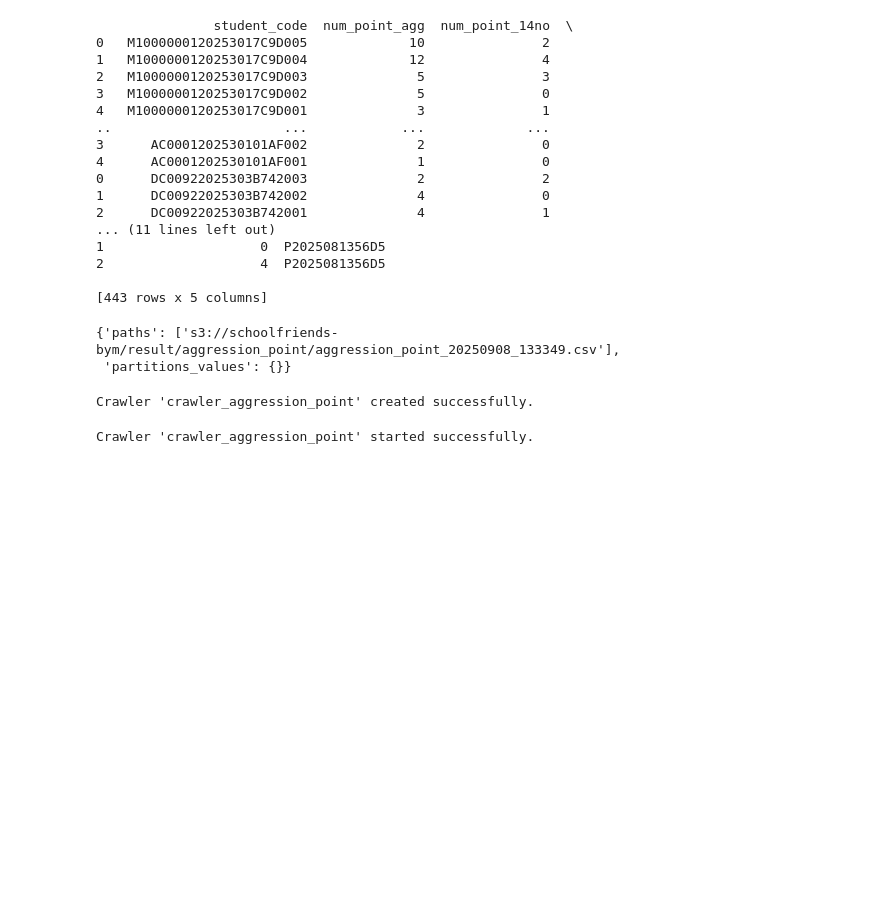
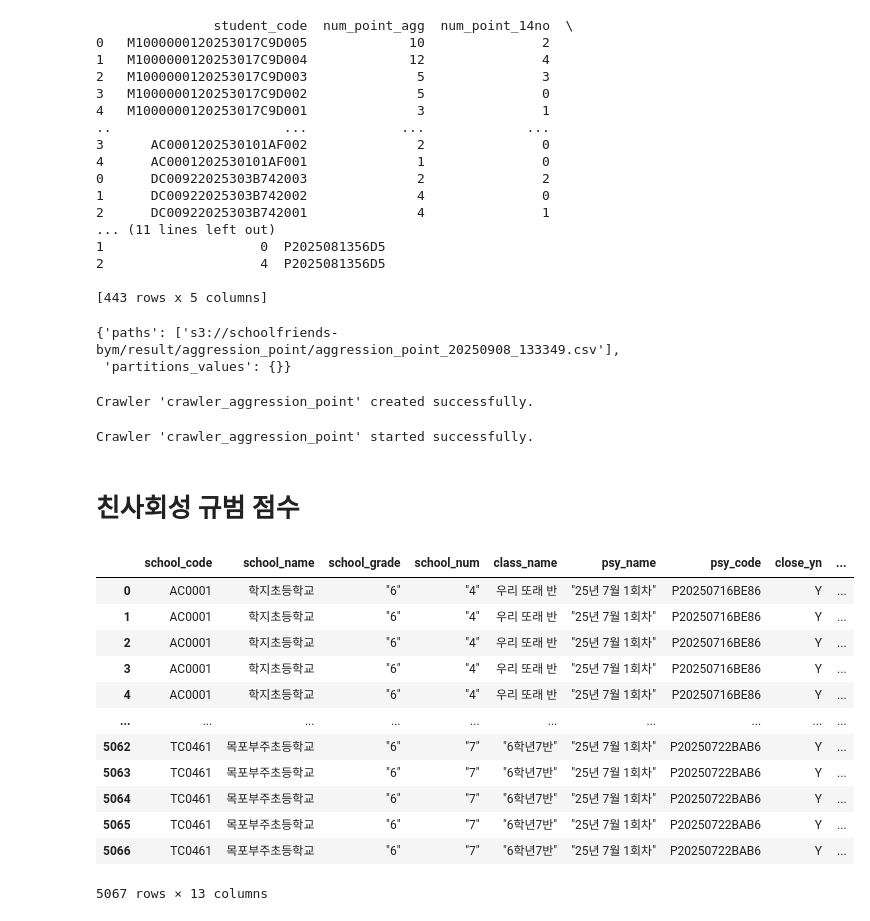
Before and after one commit to Byumin/aws_etl, a Jupyter notebook: schoolfriends/scoring_etl.ipynb, the cells around one changed output. Cells and saved outputs as stored; diff of their text form; code cells hidden in the pictures; blank space fills up the shorter version.

```diff
--- a/schoolfriends/scoring_etl.ipynb
+++ b/schoolfriends/scoring_etl.ipynb
@@ -447,3 +430,36 @@ response = glue.start_crawler(Name=crawler_name)
 print(f"Crawler '{crawler_name}' started successfully.")
 # %% [output]
 Crawler 'crawler_aggression_point' started successfully.
+# %% [markdown]
+# 친사회성 규범 점수
+# %%
+import awswrangler as wr
+df = wr.athena.read_sql_query(
+    """
+    select a.school_code, a.school_name, b.school_grade, b.school_num, b.class_name, c.psy_name, c.psy_code, c.close_yn, f.student_num, d.target_code, e.user_testing_no, e.question_no, e.student_code
+    from school_info a
+    inner join school_class b on a.school_code = b.school_code
+    inner join psy_class c on b.class_code = c.class_code
+    inner join psy_target d on c.class_code = d.class_code and c.psy_code = d.psy_code
+    inner join at_user_testing_paper_pn e on d.user_testing_no = e.user_testing_no
+    inner join school_student f on d.target_code = f.student_code and d.class_code = f.class_code
+    where c.close_yn = 'Y' and e.question_no in ('8','9','14')
+    """
+    , database="schoolfriends"
+)
+# %%
+df
+# %% [output]
+|  | school_code | school_name | school_grade | school_num | class_name | psy_name | psy_code | close_yn | ... |
+| 0 | AC0001 | 학지초등학교 | "6" | "4" | 우리 또래 반 | "25년 7월 1회차" | P20250716BE86 | Y | ... |
+| 1 | AC0001 | 학지초등학교 | "6" | "4" | 우리 또래 반 | "25년 7월 1회차" | P20250716BE86 | Y | ... |
+| 2 | AC0001 | 학지초등학교 | "6" | "4" | 우리 또래 반 | "25년 7월 1회차" | P20250716BE86 | Y | ... |
+| 3 | AC0001 | 학지초등학교 | "6" | "4" | 우리 또래 반 | "25년 7월 1회차" | P20250716BE86 | Y | ... |
+| 4 | AC0001 | 학지초등학교 | "6" | "4" | 우리 또래 반 | "25년 7월 1회차" | P20250716BE86 | Y | ... |
+| ... | ... | ... | ... | ... | ... | ... | ... | ... | ... |
+| 5062 | TC0461 | 목포부주초등학교 | "6" | "7" | "6학년7반" | "25년 7월 1회차" | P20250722BAB6 | Y | ... |
+| 5063 | TC0461 | 목포부주초등학교 | "6" | "7" | "6학년7반" | "25년 7월 1회차" | P20250722BAB6 | Y | ... |
+| 5064 | TC0461 | 목포부주초등학교 | "6" | "7" | "6학년7반" | "25년 7월 1회차" | P20250722BAB6 | Y | ... |
+| 5065 | TC0461 | 목포부주초등학교 | "6" | "7" | "6학년7반" | "25년 7월 1회차" | P20250722BAB6 | Y | ... |
+| 5066 | TC0461 | 목포부주초등학교 | "6" | "7" | "6학년7반" | "25년 7월 1회차" | P20250722BAB6 | Y | ... |
+5067 rows × 13 columns
```
Also changed, not shown: parts of 21 cells of this notebook, 1 other file.
